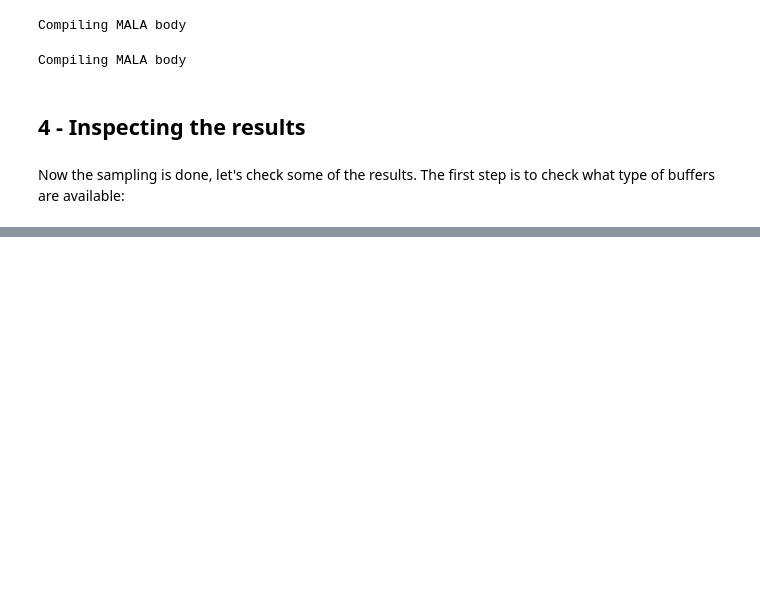
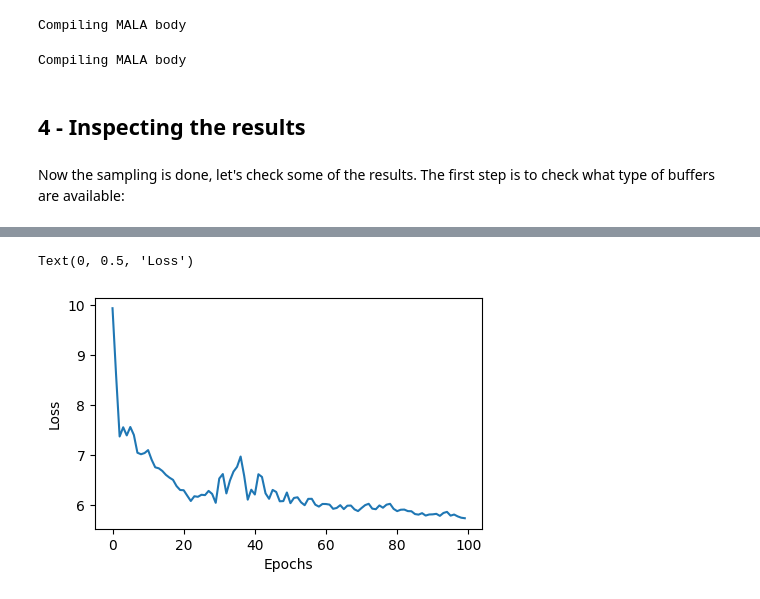
Before and after one commit to kazewong/flowMC, a Jupyter notebook: docs/tutorials/dualmoon.ipynb, the cells around one changed output, grey strips where cells are left out. Drawn from its saved outputs; the diff is of its cells as text; code cells hidden in the pictures; blank space fills up the shorter version.

Commit message:
clean up dualmoon example

```diff
--- a/docs/tutorials/dualmoon.ipynb
+++ b/docs/tutorials/dualmoon.ipynb
@@ -58,16 +58,16 @@ from flowMC.resource_strategy_bundles import RQSpline_MALA_Bundle
 
 n_local_steps = 100
 n_global_steps = 10
-n_training_loops = 10
-n_production_loops = 10
+n_training_loops = 20
+n_production_loops = 20
 n_epochs = 5
 n_chains = 20
 rq_spline_hidden_units = [32, 32]
 rq_spline_n_bins = 8
 rq_spline_n_layers = 4
 learning_rate = 5e-3
-batch_size = 10000
-n_max_examples = 10000
+batch_size = 5000
+n_max_examples = 5000
 
 # Initializing the default flowMC algorithm with RQSpline_MALA_Bundle
 
@@ -290,0 +139,11 @@ plt.legend()
+# %%
+import matplotlib.pyplot as plt
+
+loss_data = sampler.resources['loss_buffer'].data
+plt.figure(figsize=(5, 3))
+plt.plot(loss_data.reshape(-1, 1))
+plt.xlabel("Epochs")
+plt.ylabel("Loss")
+# %% [output]
+Text(0, 0.5, 'Loss')
+[figure, added]
```
Also changed, not shown: parts of 17 cells of this notebook, 1 other file.
